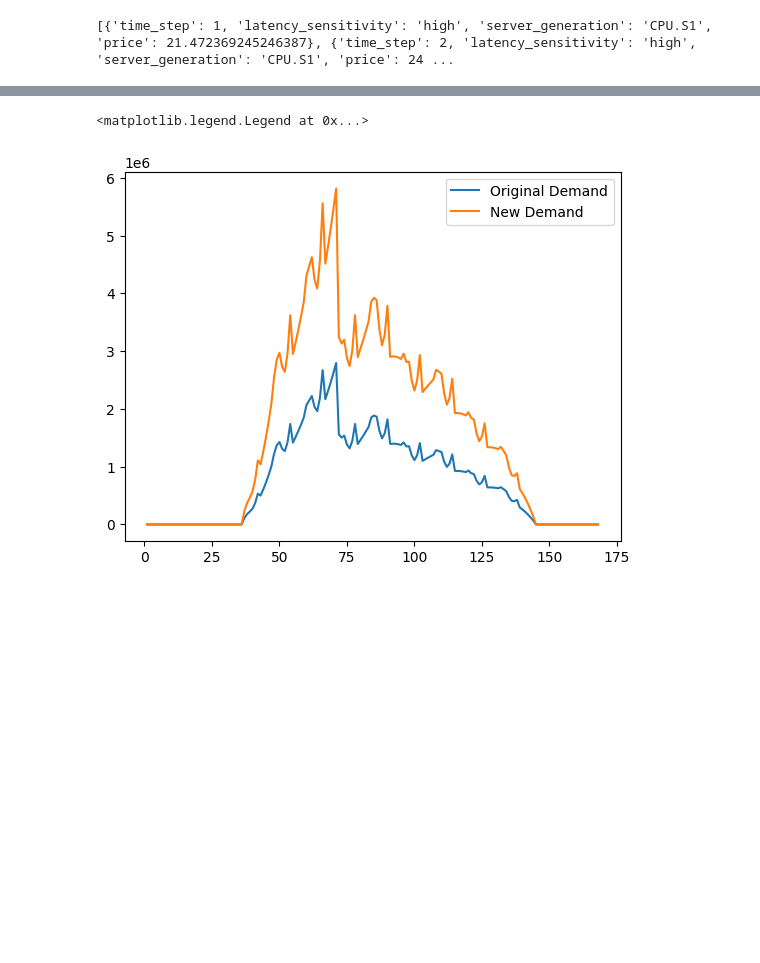
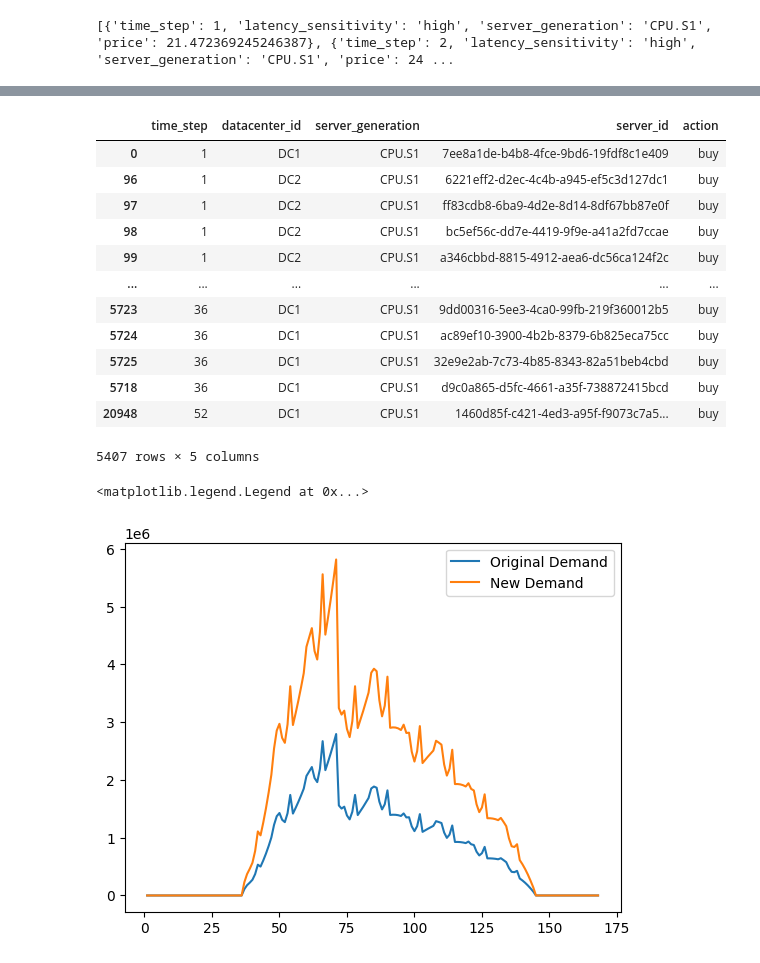
Before and after one commit to wowthecoder/HuaweiTechArena, a Jupyter notebook: experiment.ipynb, the cells around one changed output, grey strips where cells are left out. Drawn from its saved outputs; the diff is of its cells as text; code cells hidden in the pictures; blank space fills up the shorter version.

```diff
--- a/experiment.ipynb
+++ b/experiment.ipynb
@@ -486 +559,17 @@ with open('solution.json', 'w') as f:
+# %%
+df_fleet_cpu_s1.sort_values(by='time_step')
+# %% [output]
+|  | time_step | datacenter_id | server_generation | server_id | action |
+| 0 | 1 | DC1 | CPU.S1 | 7ee8a1de-b4b8-4fce-9bd6-19fdf8c1e409 | buy |
+| 96 | 1 | DC2 | CPU.S1 | 6221eff2-d2ec-4c4b-a945-ef5c3d127dc1 | buy |
+| 97 | 1 | DC2 | CPU.S1 | ff83cdb8-6ba9-4d2e-8d14-8df67bb87e0f | buy |
+| 98 | 1 | DC2 | CPU.S1 | bc5ef56c-dd7e-4419-9f9e-a41a2fd7ccae | buy |
+| 99 | 1 | DC2 | CPU.S1 | a346cbbd-8815-4912-aea6-dc56ca124f2c | buy |
+| ... | ... | ... | ... | ... | ... |
+| 5723 | 36 | DC1 | CPU.S1 | 9dd00316-5ee3-4ca0-99fb-219f360012b5 | buy |
+| 5724 | 36 | DC1 | CPU.S1 | ac89ef10-3900-4b2b-8379-6b825eca75cc | buy |
+| 5725 | 36 | DC1 | CPU.S1 | 32e9e2ab-7c73-4b85-8343-82a51beb4cbd | buy |
+| 5718 | 36 | DC1 | CPU.S1 | d9c0a865-d5fc-4661-a35f-738872415bcd | buy |
+| 20948 | 52 | DC1 | CPU.S1 | 1460d85f-c421-4ed3-a95f-f9073c7a5... | buy |
+5407 rows × 5 columns
 # %%
```
Also changed, not shown: parts of 12 cells of this notebook, 23 other files.
